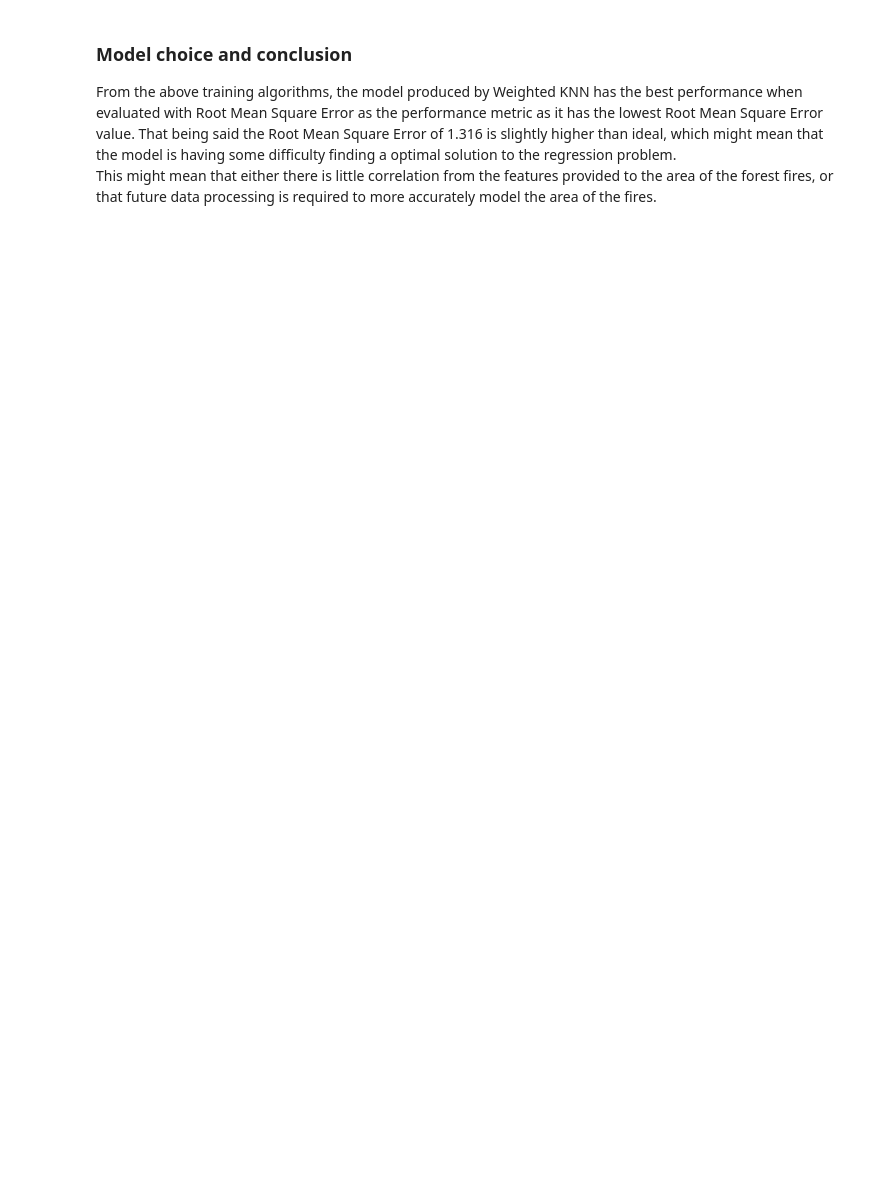
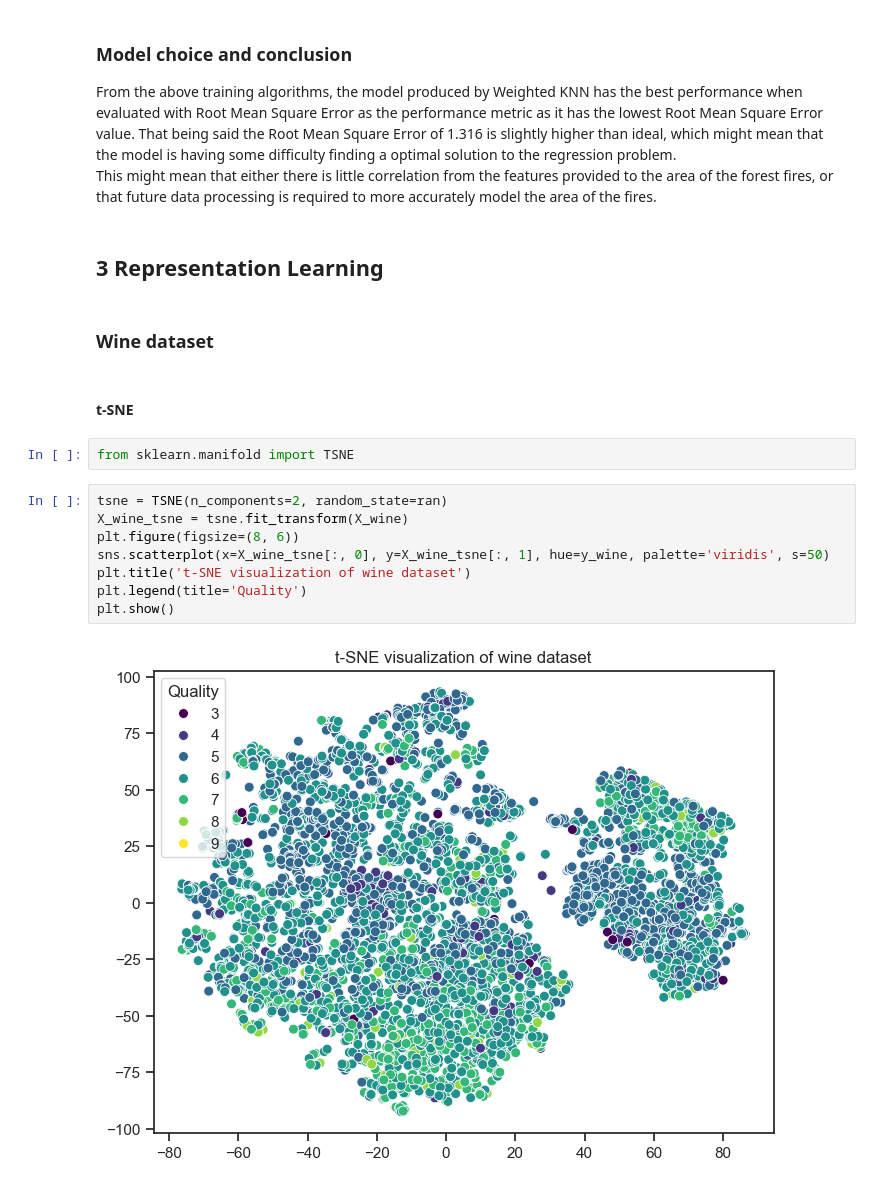
Before and after one commit to sngamos/UWaterloo_Winter, a Jupyter notebook: ECE457B-Machine-Learning/Assignments/Assignment2/submission/A2_code.ipynb, the cells around one changed output. Drawn from its saved outputs; the diff is of its cells as text; blank space fills up the shorter version.

```diff
--- a/ECE457B-Machine-Learning/Assignments/Assignment2/submission/A2_code.ipynb
+++ b/ECE457B-Machine-Learning/Assignments/Assignment2/submission/A2_code.ipynb
@@ -1019,3 +1021,21 @@ results
 From the above training algorithms, the model produced by Weighted KNN has the best performance when evaluated with Root Mean Square Error as the performance metric as it has the lowest Root Mean Square Error value.
 That being said the Root Mean Square Error of 1.316 is slightly higher than ideal, which might mean that the model is having some difficulty finding a optimal solution to the regression problem.
 This might mean that either there is little correlation from the features provided to the area of the forest fires, or that future data processing is required to more accurately model the area of the fires.
+# %% [markdown]
+## 3 Representation Learning
+# %% [markdown]
+### **Wine dataset**
+# %% [markdown]
+#### t-SNE
+# %%
+from sklearn.manifold import TSNE
+# %%
+tsne = TSNE(n_components=2, random_state=ran)
+X_wine_tsne = tsne.fit_transform(X_wine)
+plt.figure(figsize=(8, 6))
+sns.scatterplot(x=X_wine_tsne[:, 0], y=X_wine_tsne[:, 1], hue=y_wine, palette='viridis', s=50)
+plt.title('t-SNE visualization of wine dataset')
+plt.legend(title='Quality')
+plt.show()
+# %% [output]
+[figure, added]
```
Also changed, not shown: parts of 142 cells of this notebook, 29 other files.
